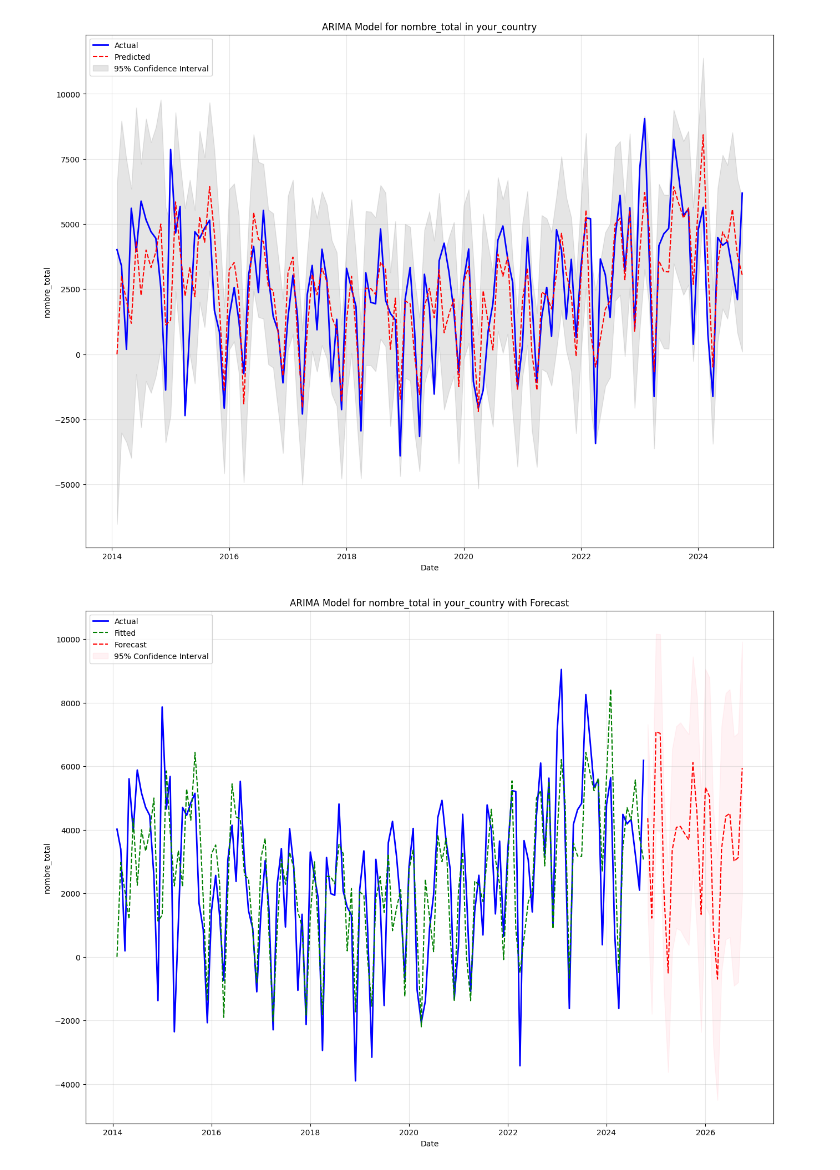
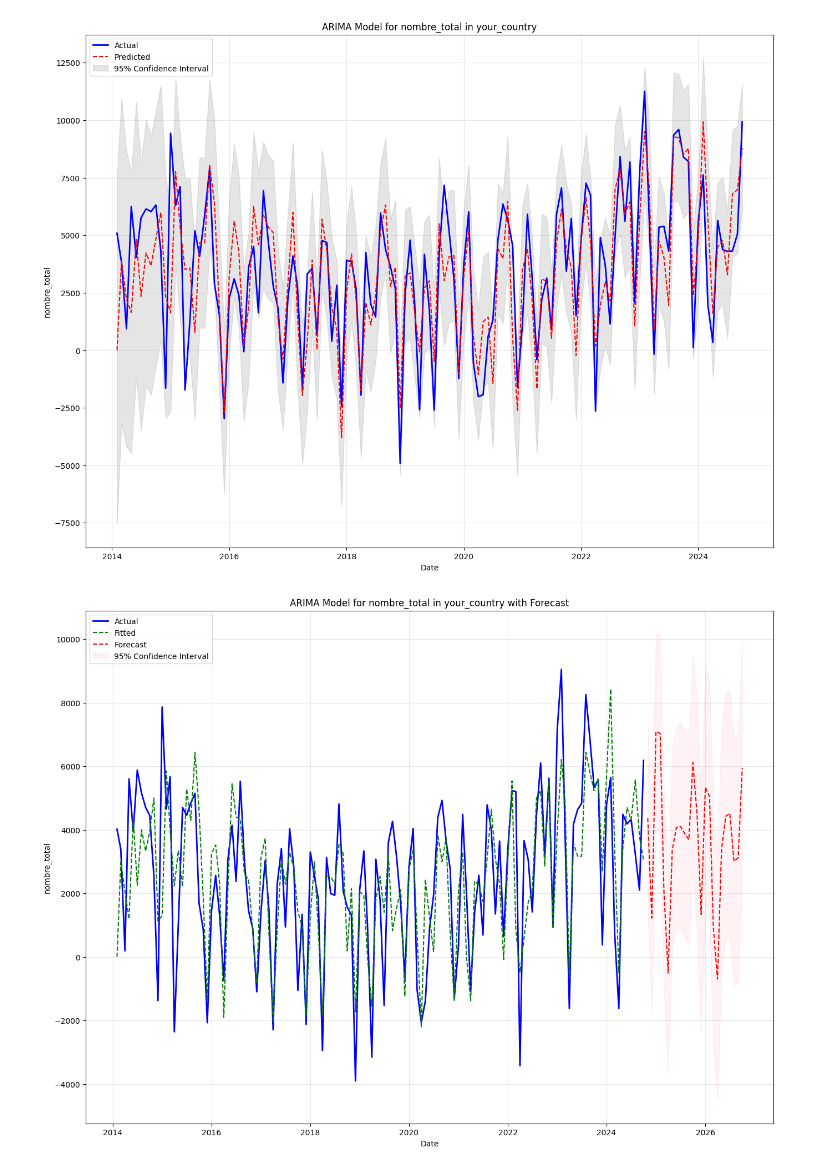
Before and after one commit to SuperMegaFort/TSM-AnSeqDa, a Jupyter notebook: ARIMA.ipynb, the cells around one changed output. Saved outputs shown, nothing was run; the diff lists cells and outputs as text; code cells hidden in the pictures.

Commit message:
modificaton ARMA ARIMA SARIMAX pour la présentation

```diff
--- a/ARIMA.ipynb
+++ b/ARIMA.ipynb
@@ -3,47 +3,58 @@
 import pandas as pd
 from statsmodels.tsa.arima.model import ARIMA
 import matplotlib.pyplot as plt
+import numpy as np
 
 # Load your dataset
 df = pd.read_csv("dataset_reformate2.csv")
 # Convert 'date' to datetime
 df['date'] = pd.to_datetime(df['date'])
-df_country = df[df['pays'] == 'Total Europe']
+
+# List of countries to include in the sum
+countries = ["Total Europe", "Total Africa", "Total America", "Total Asia", "Total Oceania", "Total Unknown Origin"]
+
+# Filter data for the specified countries
+df_countries = df[df['pays'].isin(countries)]
+
+# Group by 'date' and sum 'entree_mensuelle'
+df_sum = df_countries.groupby('date')['entree_mensuelle'].sum().reset_index()
+
 # Set 'date' as index
-df_country = df_country.set_index('date')
-# Select the relevant column for ARIMA modeling ('nombre_total' in this case)
-data = df_country['entree_mensuelle']
+df_sum = df_sum.set_index('date')
+
+# Select the relevant column for SARIMA modeling
+data = df_sum['entree_mensuelle']
 
 # Fit the ARIMA model (you'll need to determine the appropriate p, d, q values)
 # Example: ARIMA(p=5, d=1, q=0)
-model = ARIMA(data, order=(24,1,5))
+model = ARIMA(data, order=(24,1,20))
 model_fit = model.fit()
 
 # Get predictions and confidence intervals
 pred = model_fit.get_prediction(start=0, end=len(data) - 1)
 pred_ci = pred.conf_int()
 
 # Plot the data and predictions
 plt.figure(figsize=(16, 12))
 plt.plot(data.index, data, label='Actual', color='blue', linewidth=2)
 plt.plot(pred.predicted_mean.index, pred.predicted_mean, label='Predicted', color='red', linestyle='--')
 plt.fill_between(pred_ci.index,
                  pred_ci.iloc[:, 0],
                  pred_ci.iloc[:, 1],
                  color='gray',
                  alpha=.2,
                  label='95% Confidence Interval')
 
 plt.title(f'ARIMA Model for nombre_total in your_country')
 plt.xlabel('Date')
 plt.ylabel('nombre_total')
 plt.legend()
 #plt.ylim(1700000,2100000)
 plt.grid(alpha=0.3)
 #plt.xlim("2008-03-01",)
 plt.show()
 # %% [output]
-[figure, old version]
+[figure, new version]
 # %%
 import pandas as pd
 from statsmodels.tsa.arima.model import ARIMA
```
Also changed, not shown: parts of 1 cell of this notebook, 3 other files.
